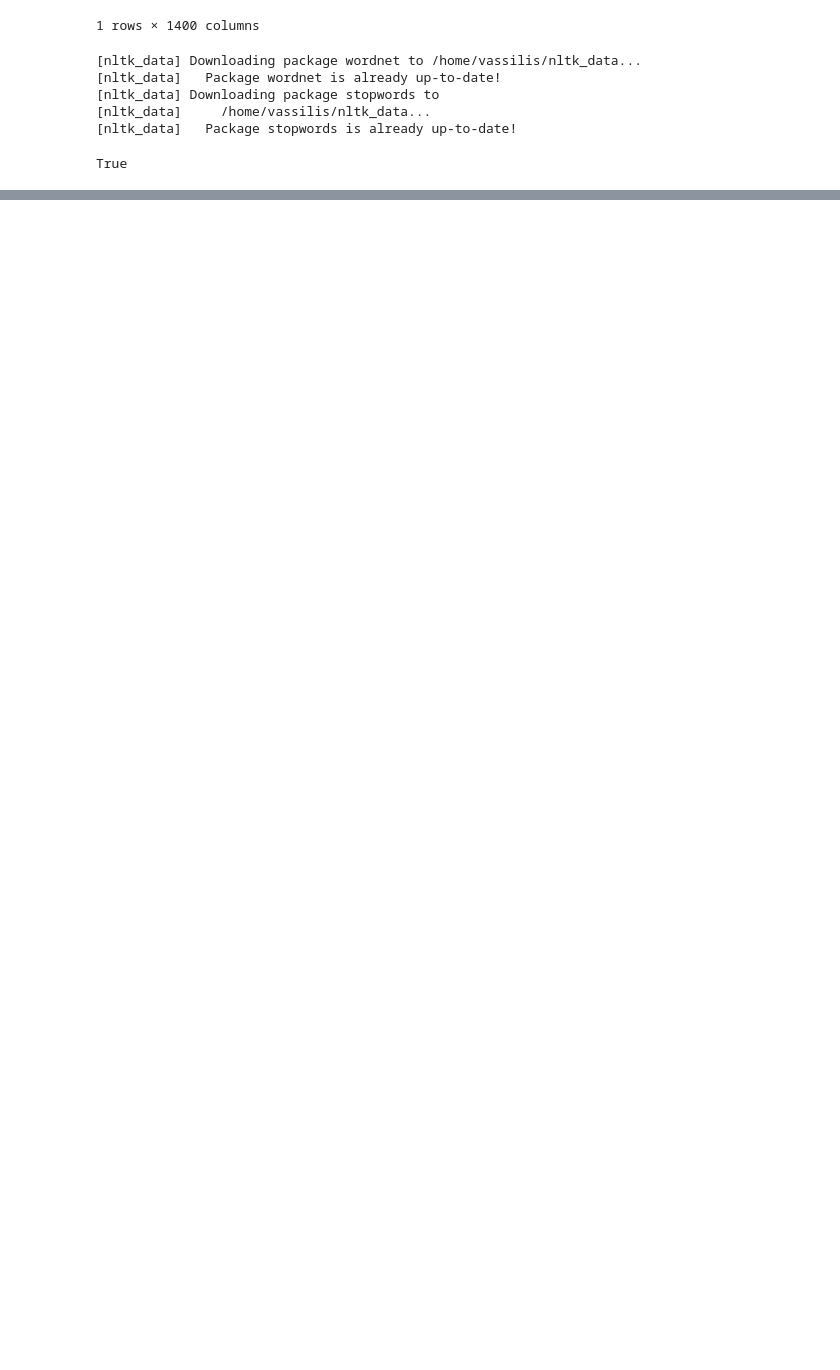
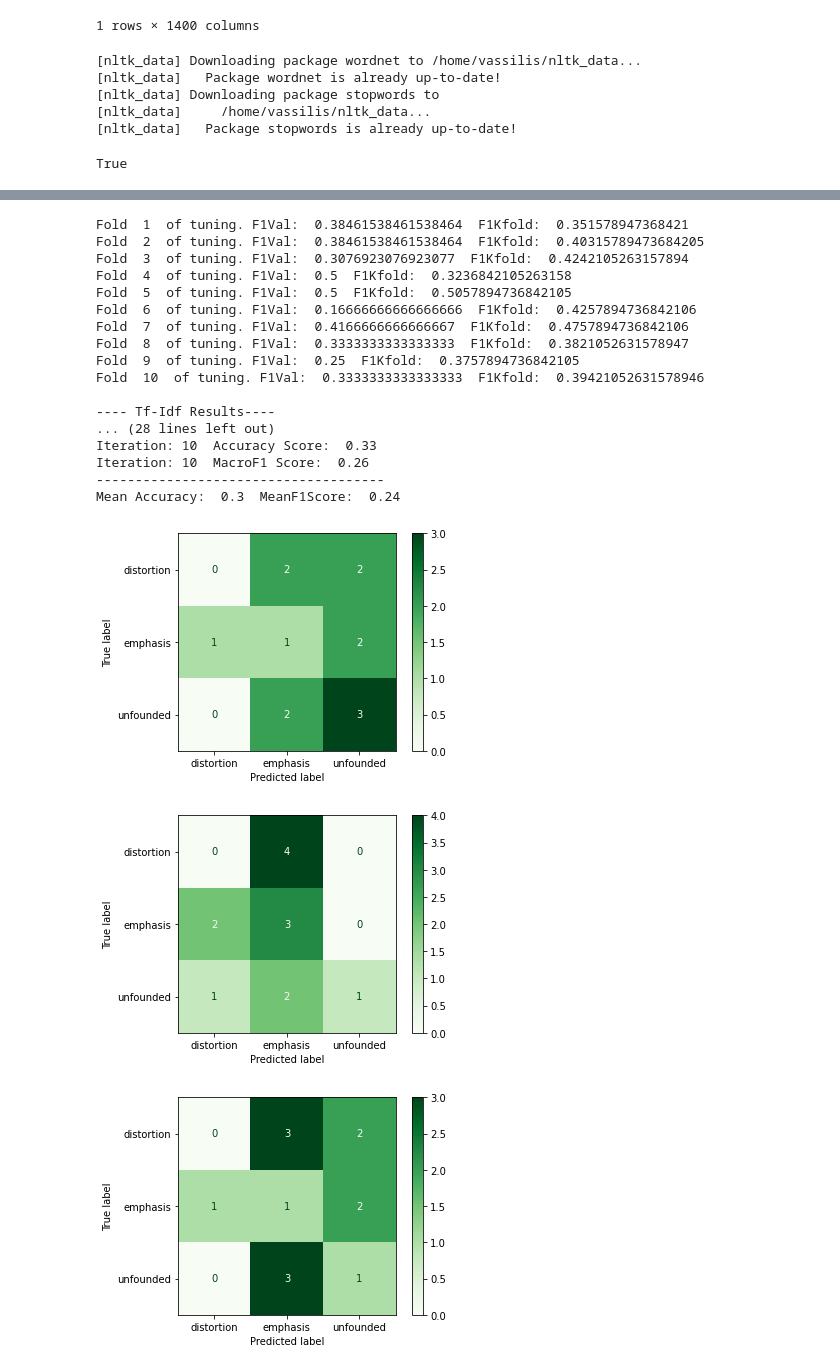
Before and after one commit to vGkatsis/MSc-Thesis, a Jupyter notebook: src/Summarisation_Pipeline.ipynb, the cells around one changed output, grey strips where cells are left out. Drawn from its saved outputs; the diff is of its cells as text; code cells hidden in the pictures; blank space fills up the shorter version.

Commit message:
Completed summarisation pipeline experiments.

```diff
--- a/src/Summarisation_Pipeline.ipynb
+++ b/src/Summarisation_Pipeline.ipynb
@@ -92,9 +102,10 @@ def cleanAndStemm(sentence):
     newSentence = ' '.join(sentenceList)
     return newSentence
 # %%
-def TenFoldValidation_BowTfIdf(summarisationData, classifier):
+def TenFoldValidation_TfIdf(summarisationData, classifier):
 
     accuracyResults = np.zeros([10])
+    f1Results = np.zeros([10])
 
     for counter in range(10):
         x_trainDf = pd.read_csv ('../data/Train_Eval_Test_Data/Iteration' + str(counter + 1) + '/train' + str(counter + 1) + '.tsv', sep='\t')
@@ -102,6 +113,11 @@ def TenFoldValidation_BowTfIdf(summarisationData, classifier):
 
         x_testDf = pd.read_csv ('../data/Train_Eval_Test_Data/Iteration' + str(counter + 1) + '/test' + str(counter + 1) + '.tsv', sep='\t')
         x_testDf.columns = ["json_id", "claim", "justification_label"]
+
+        x_valDf = pd.read_csv ('../data/Train_Eval_Test_Data/Iteration' + str(counter + 1) + '/val' + str(counter + 1) + '.tsv', sep='\t')
+        x_valDf.columns = ["json_id", "claim", "justification_label"]
+
+        x_trainDf = pd.concat([x_trainDf, x_valDf])
 
         x_trainDf["summary"] = ""
         x_testDf["summary"]  = ""
@@ -126,7 +142,7 @@ def TenFoldValidation_BowTfIdf(summarisationData, classifier):
 
 
         # Convert words to number using Bag of Words (Bow)
-        vectorizer = CountVectorizer(max_features=30)
+        vectorizer = CountVectorizer(max_features=20)
         vectorizedTrain = vectorizer.fit_transform(trainClaimSumm).toarray()
         vectorizedTest  = vectorizer.fit_transform(testClaimSumm).toarray()
 
@@ -142,9 +158,14 @@ def TenFoldValidation_BowTfIdf(summarisationData, classifier):
         accuracyScore = accuracy_score(yTestLabels,yPredLabels)
         accuracyResults[counter] = accuracyScore
 
-        # ConfusionMatrixDisplay.from_predictions(yTestLabels, yPredLabels, cmap='Greens')
+        f1Score = f1_score(yTestLabels,yPredLabels, average="macro")
+        f1Results[counter] = f1Score
+
+        ConfusionMatrixDisplay.from_predictions(yTestLabels, yPredLabels, cmap='Greens')
 #         print(classification_report(yTestLabels,yPredLabels))
-        print("Iteration:",counter+1," Accuracy Score: ",accuracyScore)
+        print("Iteration:",counter+1," Accuracy Score: ",round(accuracyScore,2))
+        print("Iteration:",counter+1," MacroF1 Score: ", round(f1Score,2))
+        print("-------------------------------------")
 
-    return accuracyResults, np.mean(accuracyResults)
+    return accuracyResults, round(np.mean(f1Results),2), round(np.mean(accuracyResults),2)
 # %%
@@ -1379,0 +420,41 @@ Mean Accuracy:  0.34102564102564104
+# %%
+from sklearn.ensemble import RandomForestClassifier
+
+# Random Forest Evaluation
+randForestClass = RandomForestClassifier()
+parameters = {
+              'criterion':('gini', 'entropy'),
+              'max_features':('auto', 'sqrt', 'log2'),
+              'n_estimators':[100, 1000, 1500, 2000, 2500, 3000, 4000, 5000]
+#               ,'max_depth': range(1,10)
+             }
+randForestClassifier = GridSearchCV(randForestClass, parameters, n_jobs = -1, cv=5, scoring='accuracy')
+
+bestModel, bestAccuracyTest, bestAccuracyVal, bestParams = HyperParameterTuningTfIdf(summarisationData, randForestClassifier)
+
+# Random Forest Classification Method Tf-Idf
+print("\n---- Tf-Idf Results----\n")
+# randForestClas = RandomForestClassifier(n_estimators=1000, random_state=0)
+accuracyArrayX, meanF1Score, meanAccuracyX = TenFoldValidation_TfIdf(summarisationData, bestModel)
+print("Mean Accuracy: ", meanAccuracyX, " MeanF1Score: ",meanF1Score)
+# %% [output]
+Fold  1  of tuning. F1Val:  0.38461538461538464  F1Kfold:  0.351578947368421
+Fold  2  of tuning. F1Val:  0.38461538461538464  F1Kfold:  0.40315789473684205
+Fold  3  of tuning. F1Val:  0.3076923076923077  F1Kfold:  0.4242105263157894
+Fold  4  of tuning. F1Val:  0.5  F1Kfold:  0.3236842105263158
+Fold  5  of tuning. F1Val:  0.5  F1Kfold:  0.5057894736842105
+Fold  6  of tuning. F1Val:  0.16666666666666666  F1Kfold:  0.4257894736842106
+Fold  7  of tuning. F1Val:  0.4166666666666667  F1Kfold:  0.4757894736842106
+Fold  8  of tuning. F1Val:  0.3333333333333333  F1Kfold:  0.3821052631578947
+Fold  9  of tuning. F1Val:  0.25  F1Kfold:  0.3757894736842105
+Fold  10  of tuning. F1Val:  0.3333333333333333  F1Kfold:  0.39421052631578946
+
+---- Tf-Idf Results----
+... (28 lines left out)
+Iteration: 10  Accuracy Score:  0.33
+Iteration: 10  MacroF1 Score:  0.26
+-------------------------------------
+Mean Accuracy:  0.3  MeanF1Score:  0.24
+[figure, added]
+[figure, added]
+[figure, added]
```
Also changed, not shown: parts of 53 cells of this notebook.
